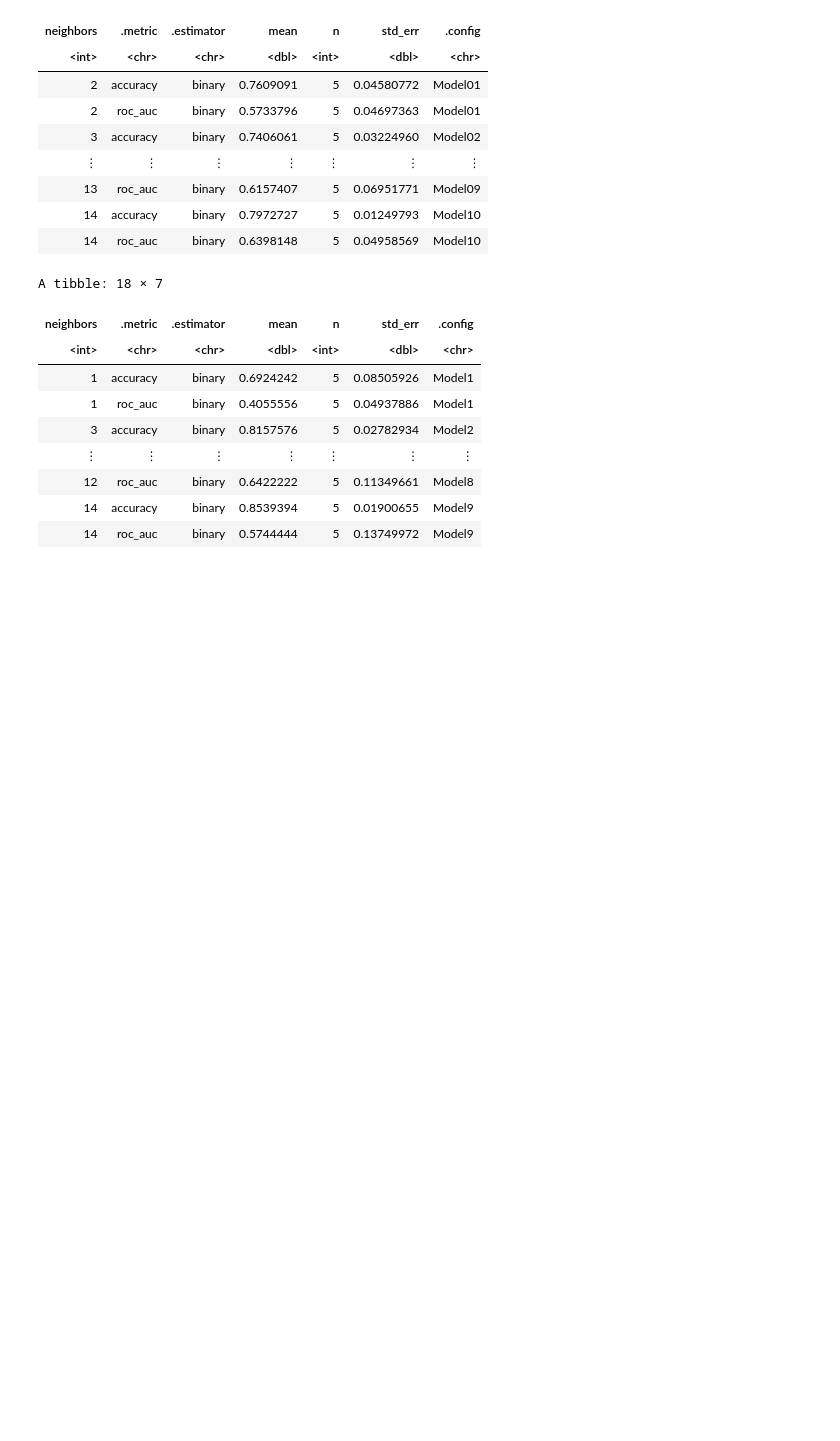
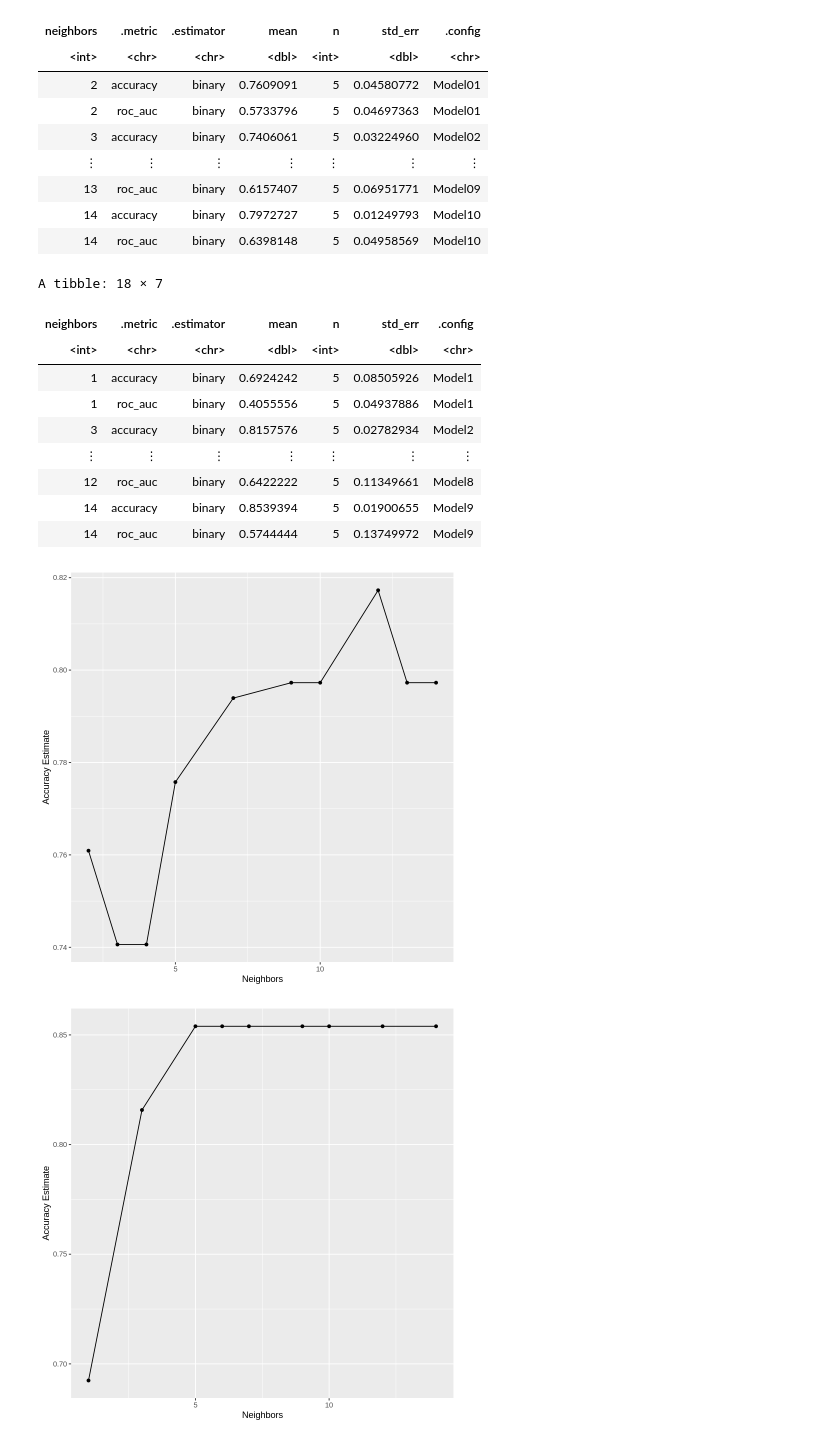
Before and after one commit to J4mesAcastor/group5_player_stats, a Jupyter notebook: Report.ipynb, the cells around one changed output. Cells and saved outputs as stored; diff of their text form; code cells hidden in the pictures; blank space fills up the shorter version.

Commit message:
Added plot + fixed bugs
Added in code for the plots as well as fixed errors with split cell

```diff
--- a/Report.ipynb
+++ b/Report.ipynb
@@ -142,3 +142,24 @@ A tibble: 18 × 7
 | 12 | roc_auc | binary | 0.6422222 | 5 | 0.11349661 | Model8 |
 | 14 | accuracy | binary | 0.8539394 | 5 | 0.01900655 | Model9 |
 | 14 | roc_auc | binary | 0.5744444 | 5 | 0.13749972 | Model9 |
+# %%
+accuracies <- backhand_results %>%
+  filter(.metric == "accuracy")
+
+backhand_accuracy_vs_k <-ggplot(accuracies,aes(x = neighbors, y = mean)) +
+  geom_point()+
+  geom_line()+
+  labs(x = "Neighbors", y = "Accuracy Estimate")
+backhand_accuracy_vs_k
+
+accuracies <- hand_results %>%
+  filter(.metric == "accuracy")
+
+hand_accuracy_vs_k <-ggplot(accuracies,aes(x = neighbors, y = mean)) +
+  geom_point()+
+  geom_line()+
+  labs(x = "Neighbors", y = "Accuracy Estimate")
+hand_accuracy_vs_k
+# %% [output]
+[figure, added]
+[figure, added]
```
